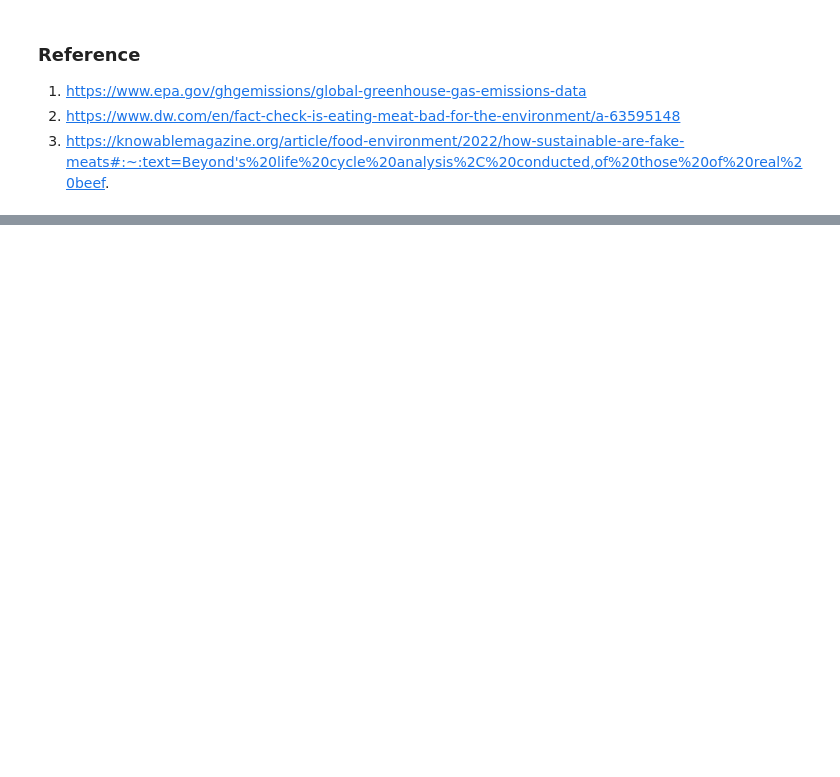
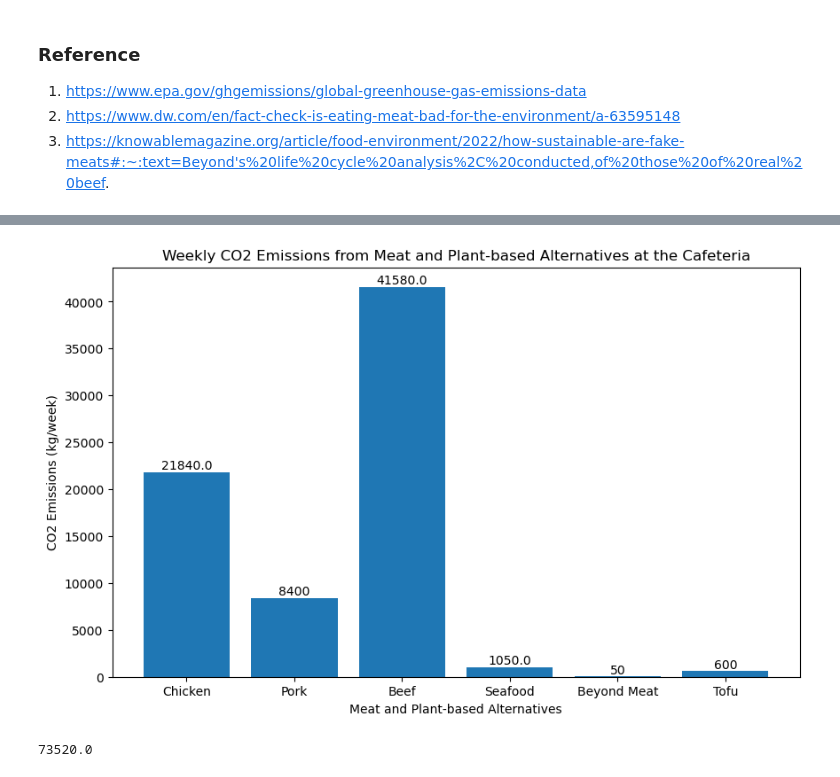
Before and after one commit to PPN271/Meat-Consumption-Project, a Jupyter notebook: Meat_consumption.ipynb, the cells around one changed output, grey strips where cells are left out. Cells and saved outputs as stored; diff of their text form; code cells hidden in the pictures; blank space fills up the shorter version.

```diff
--- a/Meat_consumption.ipynb
+++ b/Meat_consumption.ipynb
@@ -90,0 +89,27 @@ plt.show()
+# %%
+meat_types = ['Chicken', 'Pork', 'Beef', 'Seafood', 'Beyond Meat', 'Tofu']
+amounts = [480 * 7 * 0.65, 700, 600 * 7 * 0.1, 400 * 7 * 0.05, 25, 200]
+carbon_footprints = [10, 12, 99, 7.5, 2, 3]
+
+# Calculate CO2 emissions for each type of meat and plant-based alternatives
+co2_emissions = [amount * footprint for amount, footprint in zip(amounts, carbon_footprints)]
+
+plt.figure(figsize=(10, 6))
+bars = plt.bar(meat_types, co2_emissions)
+plt.xlabel('Meat and Plant-based Alternatives')
+plt.ylabel('CO2 Emissions (kg/week)')
+plt.title('Weekly CO2 Emissions from Meat and Plant-based Alternatives at the Cafeteria')
+
+# Add the values on top of each bar
+for bar, value in zip(bars, co2_emissions):
+    height = bar.get_height()
+    plt.text(bar.get_x() + bar.get_width() / 2, height, round(value, 2), ha='center', va='bottom')
+plt.savefig('output/Weekly CO2 Emissions')
+plt.show()
+# %% [output]
+[figure, added]
+# %%
+#The sum of CO2 for Crossroads for a week
+np.sum(co2_emissions)
+# %% [output]
+73520.0
```
Also changed, not shown: parts of 12 cells of this notebook, 35 other files.
